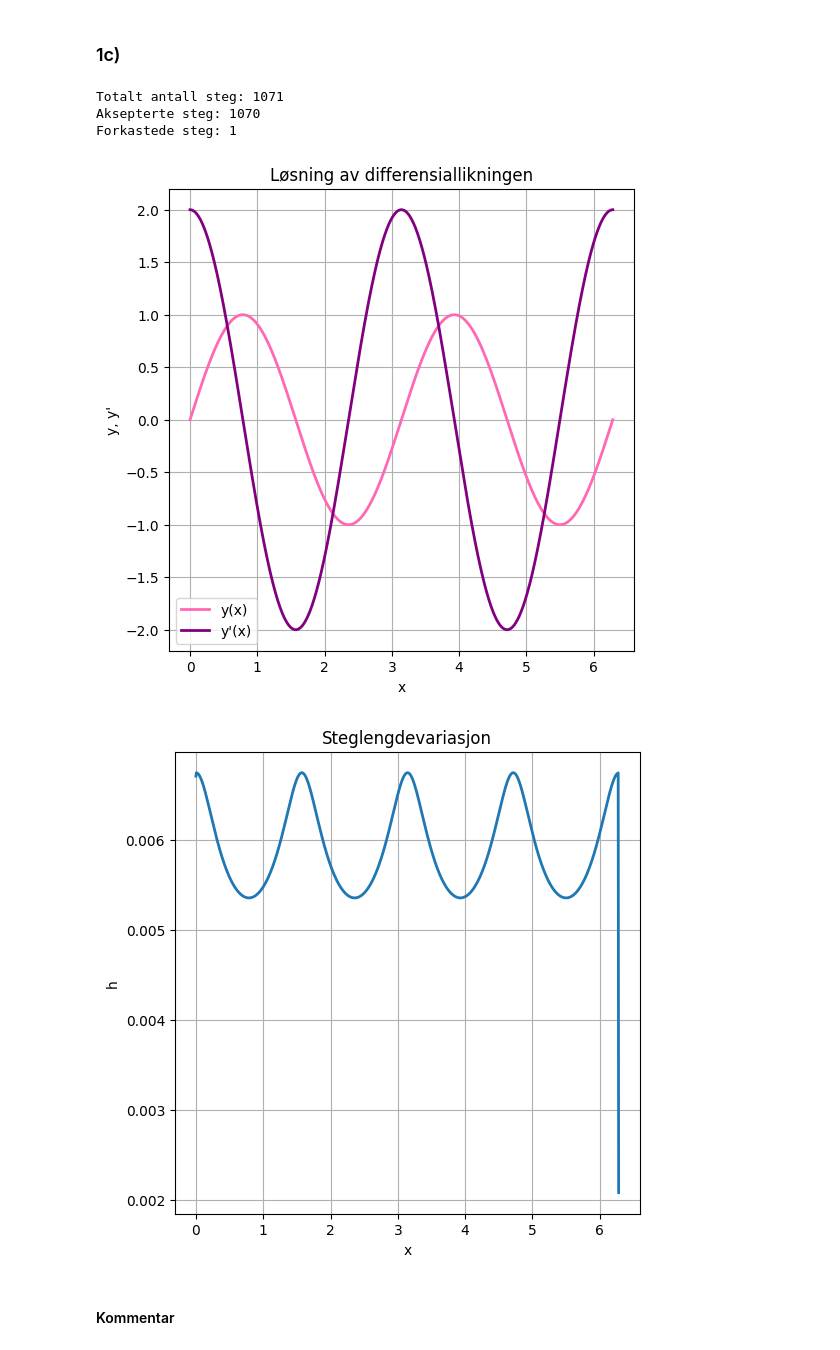
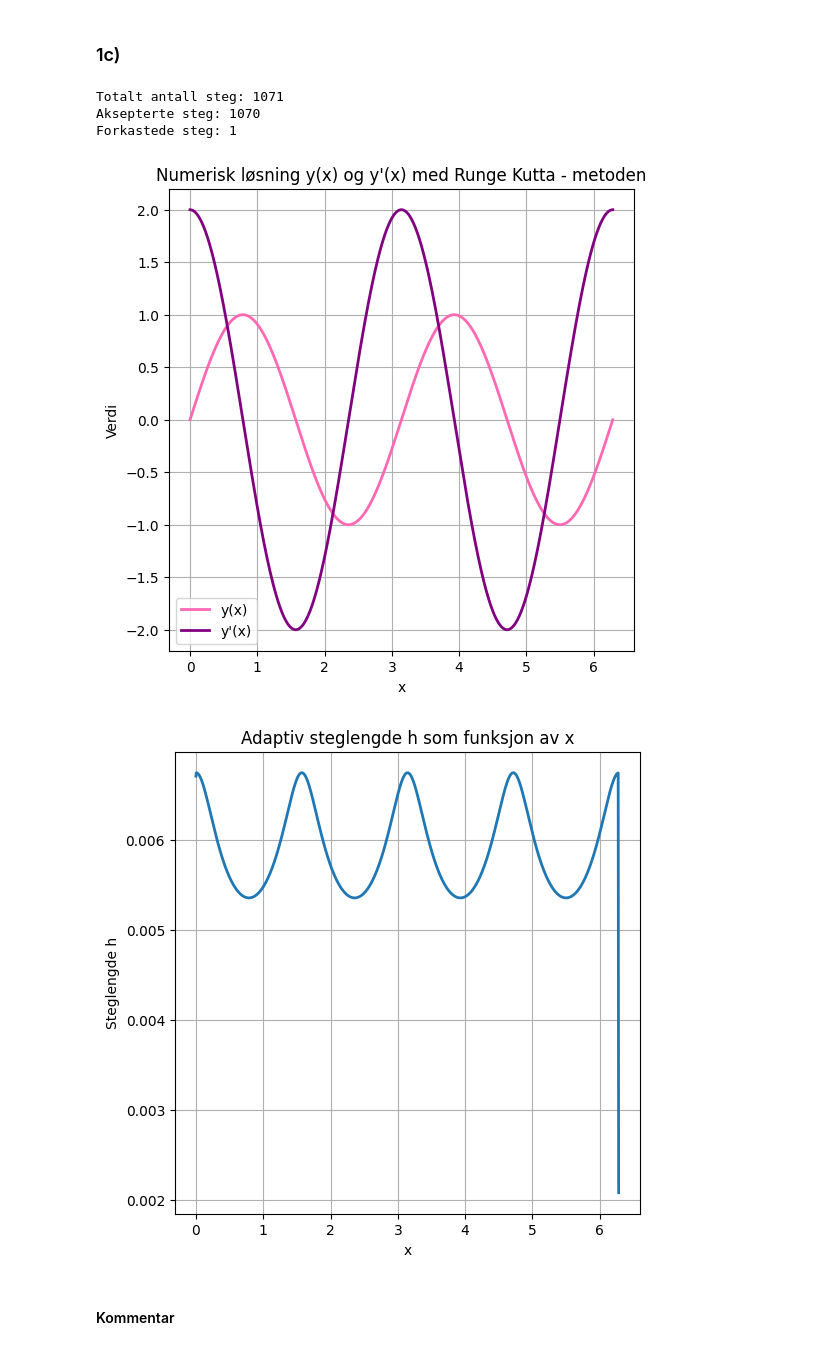
Before and after one commit to selmaberg05/TMA4320-Prosjekt3-gruppe-Andrihol-Emilyan-Selmahbe, a Jupyter notebook: Prosjekt3.ipynb, the cells around one changed output. Drawn from its saved outputs; the diff is of its cells as text; code cells hidden in the pictures.

```diff
--- a/Prosjekt3.ipynb
+++ b/Prosjekt3.ipynb
@@ -171,46 +174,47 @@ def solve_rk(f, x_init, x_end, y_init, h0, tol, alpha):
 
     return np.array(x_list), np.array(y_list), np.array(h_list), n, m
 # %%
-
 x_init = 0.0
 x_end = 2*np.pi
 h0 = 0.1
 tol = 10**(-7)
 alpha = 0.8
-y_init = np.array([0, 2])
+y_init = np.array([0, 2])  # initialbetingelse [y(0), y'(0)]
 
+# løser initialverdiproblemet med RK-metode
 x_vals, y_vals, h_vals, n, m = solve_rk(f, x_init, x_end, y_init, h0, tol, alpha)
 
-y1 = y_vals[:, 0]
-y2 = y_vals[:, 1]
+y1 = y_vals[:, 0]  # y(x)
+y2 = y_vals[:, 1]  # y'(x)
 
+# informasjon om effektiviteten til metoden
 print("Totalt antall steg:", n)
 print("Aksepterte steg:", m)
 print("Forkastede steg:", n - m)
 
 plt.figure()
 plt.plot(x_vals, y1, label="y(x)", color="hotpink")
 plt.plot(x_vals, y2, label="y'(x)", color="purple")
 plt.xlabel("x")
-plt.ylabel("y, y'")
-plt.title("Løsning av differensiallikningen")
+plt.ylabel("Verdi")
+plt.title("Numerisk løsning y(x) og y'(x) med Runge Kutta - metoden")
 plt.legend()
 plt.grid(True)
 plt.show()
 
 plt.figure()
 plt.plot(x_vals[:-1], h_vals)
-plt.title("Steglengdevariasjon")
+plt.title("Adaptiv steglengde h som funksjon av x")
 plt.xlabel("x")
-plt.ylabel("h")
+plt.ylabel("Steglengde h")
 plt.grid(True)
 plt.show()
 # %% [output]
 Totalt antall steg: 1071
 Aksepterte steg: 1070
 Forkastede steg: 1
-[figure, old version]
+[figure, new version]
-[figure, old version]
+[figure, new version]
 # %% [markdown]
 #### Kommentar
 # %% [markdown]
```
Also changed, not shown: parts of 22 cells of this notebook.
